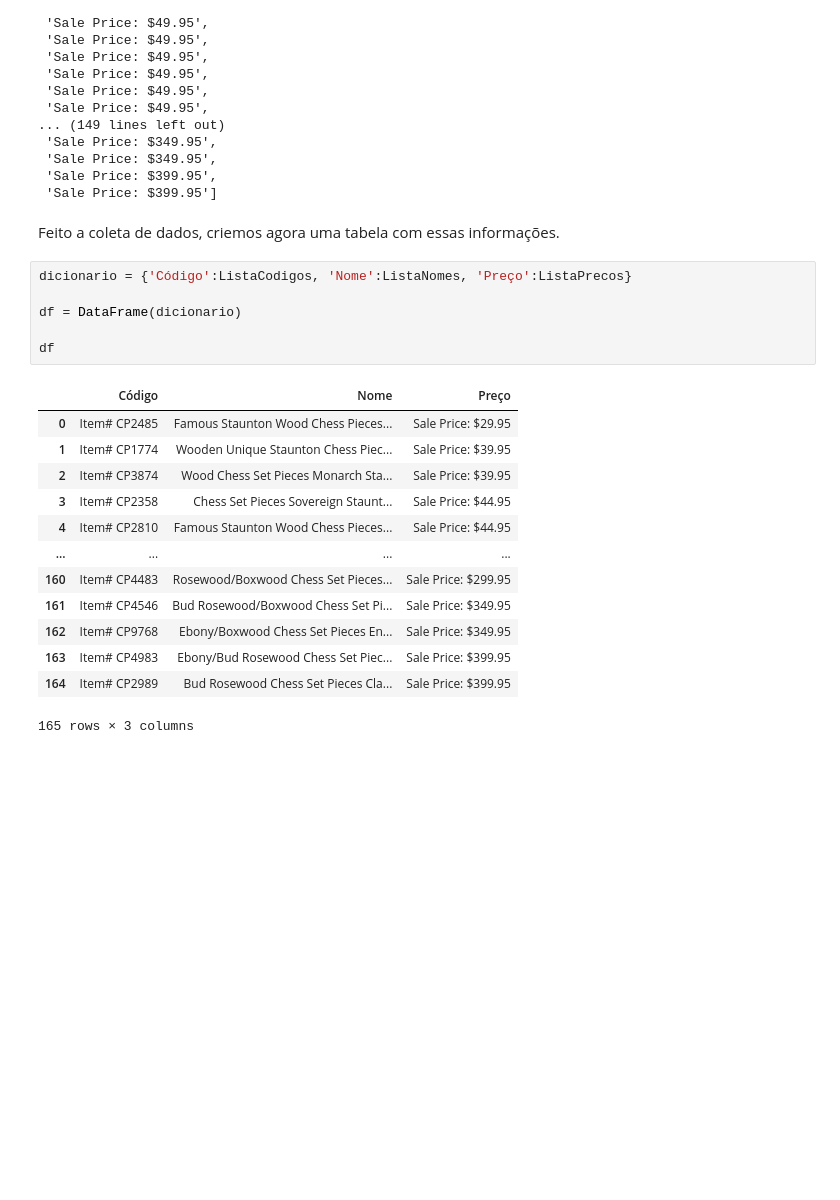
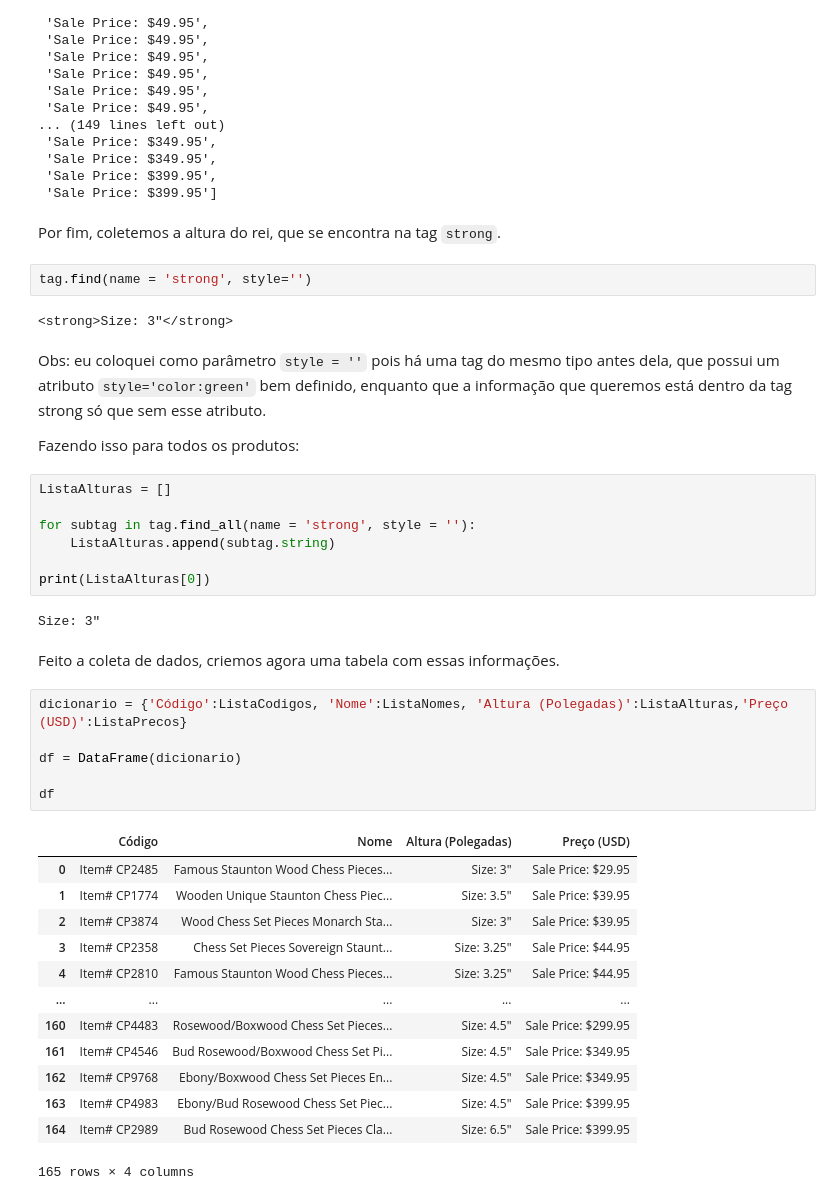
Before and after one commit to gabrielnrt/Aprendizado, a Jupyter notebook: Projetos de Aprendizado/Chess House/Raspagem.ipynb, the cells around one changed output. Cells and saved outputs as stored; diff of their text form; blank space fills up the shorter version.

Commit message:
Coleta dos dados de altura e limpeza da tabela.

````diff
--- a/Projetos de Aprendizado/Chess House/Raspagem.ipynb
+++ b/Projetos de Aprendizado/Chess House/Raspagem.ipynb
@@ -140,24 +140,43 @@ ListaPrecos
  'Sale Price: $399.95',
  'Sale Price: $399.95']
 # %% [markdown]
-Feito a coleta de dados, criemos agora uma tabela com essas informações.
+Por fim, coletemos a altura do rei, que se encontra na tag ```strong```.
+# %%
+tag.find(name = 'strong', style='')
+# %% [output]
+<strong>Size: 3"</strong>
+# %% [markdown]
+Obs: eu coloquei como parâmetro ```style = ''``` pois há uma tag do mesmo tipo antes dela, que possui um atributo ```style='color:green'``` bem definido, enquanto que a informação que queremos está dentro da tag strong só que sem esse atributo.
+
+Fazendo isso para todos os produtos:
+# %%
+ListaAlturas = []
+
+for subtag in tag.find_all(name = 'strong', style = ''):
+    ListaAlturas.append(subtag.string)
+
+print(ListaAlturas[0])
+# %% [output]
+Size: 3"
+# %% [markdown]
+Feito a coleta de dados, criemos agora uma tabela com essas informações.
 # %%
-dicionario = {'Código':ListaCodigos, 'Nome':ListaNomes, 'Preço':ListaPrecos}
+dicionario = {'Código':ListaCodigos, 'Nome':ListaNomes, 'Altura (Polegadas)':ListaAlturas,'Preço (USD)':ListaPrecos}
 
 df = DataFrame(dicionario)
 
 df
 # %% [output]
-|  | Código | Nome | Preço |
-| 0 | Item# CP2485 | Famous Staunton Wood Chess Pieces... | Sale Price: $29.95 |
-| 1 | Item# CP1774 | Wooden Unique Staunton Chess Piec... | Sale Price: $39.95 |
-| 2 | Item# CP3874 | Wood Chess Set Pieces Monarch Sta... | Sale Price: $39.95 |
-| 3 | Item# CP2358 | Chess Set Pieces Sovereign Staunt... | Sale Price: $44.95 |
-| 4 | Item# CP2810 | Famous Staunton Wood Chess Pieces... | Sale Price: $44.95 |
-| ... | ... | ... | ... |
-| 160 | Item# CP4483 | Rosewood/Boxwood Chess Set Pieces... | Sale Price: $299.95 |
-| 161 | Item# CP4546 | Bud Rosewood/Boxwood Chess Set Pi... | Sale Price: $349.95 |
-| 162 | Item# CP9768 | Ebony/Boxwood Chess Set Pieces En... | Sale Price: $349.95 |
-| 163 | Item# CP4983 | Ebony/Bud Rosewood Chess Set Piec... | Sale Price: $399.95 |
-| 164 | Item# CP2989 | Bud Rosewood Chess Set Pieces Cla... | Sale Price: $399.95 |
+|  | Código | Nome | Altura (Polegadas) | Preço (USD) |
+| 0 | Item# CP2485 | Famous Staunton Wood Chess Pieces... | Size: 3" | Sale Price: $29.95 |
+| 1 | Item# CP1774 | Wooden Unique Staunton Chess Piec... | Size: 3.5" | Sale Price: $39.95 |
+| 2 | Item# CP3874 | Wood Chess Set Pieces Monarch Sta... | Size: 3" | Sale Price: $39.95 |
+| 3 | Item# CP2358 | Chess Set Pieces Sovereign Staunt... | Size: 3.25" | Sale Price: $44.95 |
+| 4 | Item# CP2810 | Famous Staunton Wood Chess Pieces... | Size: 3.25" | Sale Price: $44.95 |
+| ... | ... | ... | ... | ... |
+| 160 | Item# CP4483 | Rosewood/Boxwood Chess Set Pieces... | Size: 4.5" | Sale Price: $299.95 |
+| 161 | Item# CP4546 | Bud Rosewood/Boxwood Chess Set Pi... | Size: 4.5" | Sale Price: $349.95 |
+| 162 | Item# CP9768 | Ebony/Boxwood Chess Set Pieces En... | Size: 4.5" | Sale Price: $349.95 |
+| 163 | Item# CP4983 | Ebony/Bud Rosewood Chess Set Piec... | Size: 4.5" | Sale Price: $399.95 |
+| 164 | Item# CP2989 | Bud Rosewood Chess Set Pieces Cla... | Size: 6.5" | Sale Price: $399.95 |
-165 rows × 3 columns
+165 rows × 4 columns
````
Also changed, not shown: parts of 7 cells of this notebook, 1 other file.
